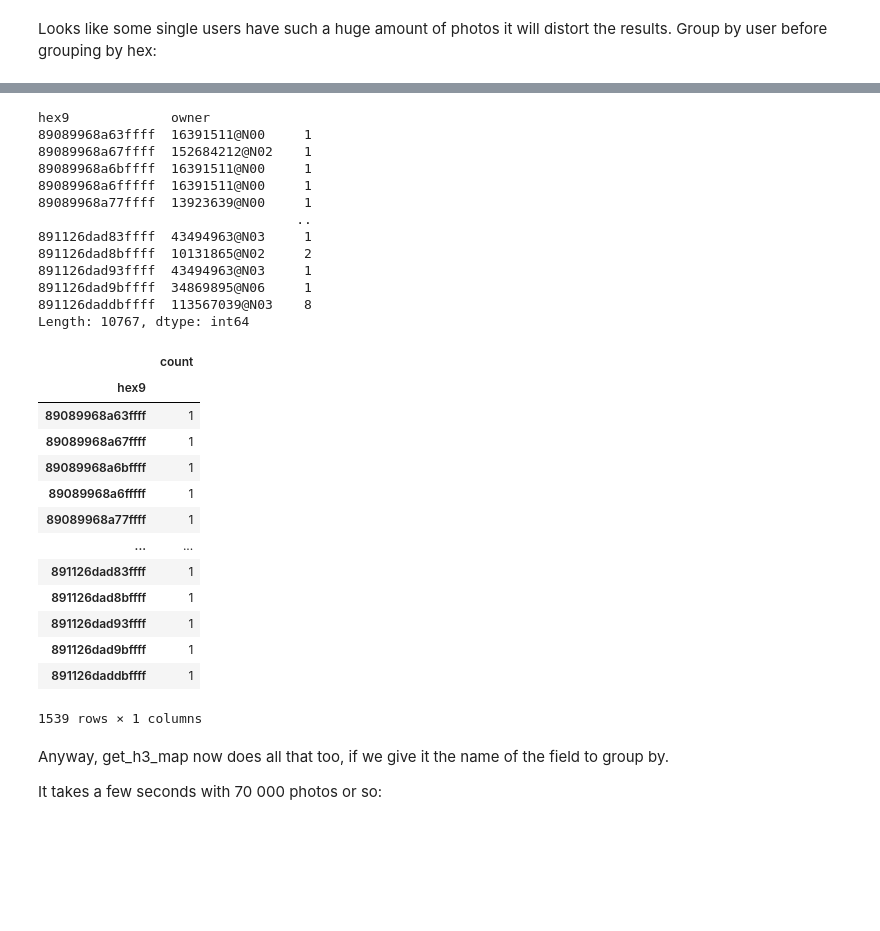
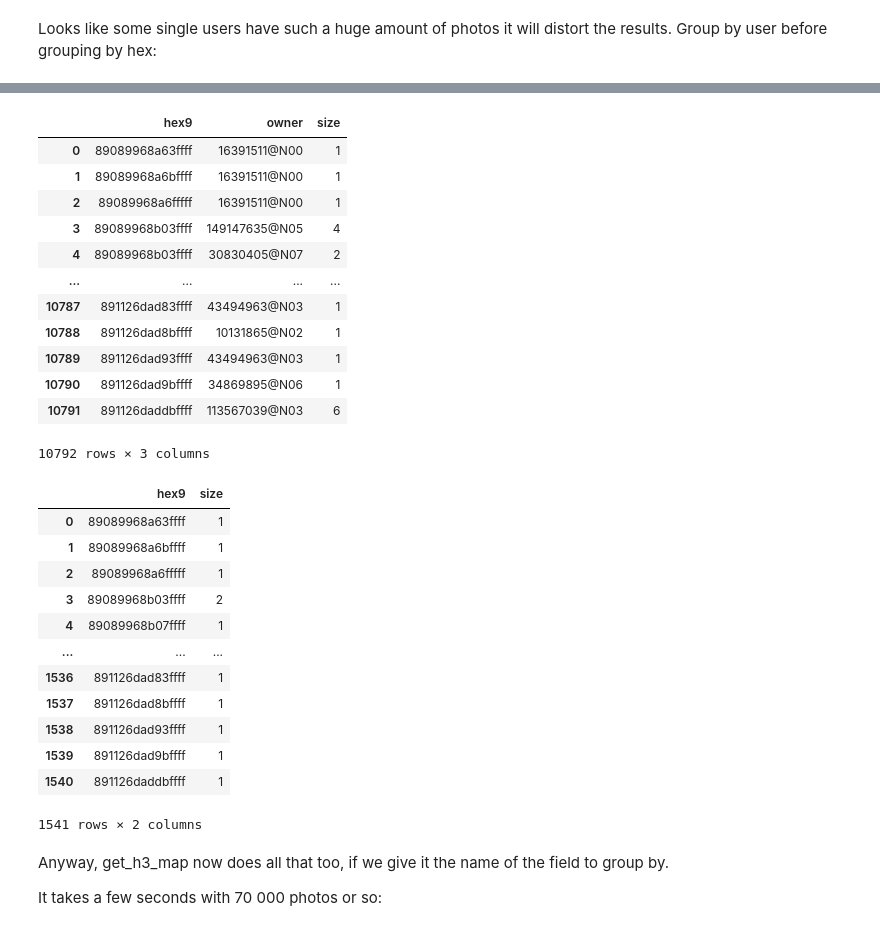
Before and after one commit to GispoCoding/geoviz-notebooks, a Jupyter notebook: notebooks/visualize.ipynb, the cells around one changed output, grey strips where cells are left out. Saved outputs shown, nothing was run; the diff lists cells and outputs as text; code cells hidden in the pictures; blank space fills up the shorter version.

```diff
--- a/notebooks/visualize.ipynb
+++ b/notebooks/visualize.ipynb
@@ -378,40 +402,39 @@ flattened
 # %%
 hex_col = 'hex' + str(RESOLUTION)
 flattened[hex_col] = flattened['geometry'].apply(lambda geom: geo_to_h3(geom.y, geom.x, RESOLUTION),1)
-photos_per_owner_and_hex = flattened.groupby([hex_col,'owner']).size()
+photos_per_owner_and_hex = flattened.groupby([hex_col,'owner'], as_index=False).size()
 photos_per_owner_and_hex
 # %% [output]
+|  | hex9 | owner | size |
+| 0 | 89089968a63ffff | 16391511@N00 | 1 |
+| 1 | 89089968a6bffff | 16391511@N00 | 1 |
+| 2 | 89089968a6fffff | 16391511@N00 | 1 |
+| 3 | 89089968b03ffff | 149147635@N05 | 4 |
+| 4 | 89089968b03ffff | 30830405@N07 | 2 |
+| ... | ... | ... | ... |
+| 10787 | 891126dad83ffff | 43494963@N03 | 1 |
+| 10788 | 891126dad8bffff | 10131865@N02 | 1 |
+| 10789 | 891126dad93ffff | 43494963@N03 | 1 |
+| 10790 | 891126dad9bffff | 34869895@N06 | 1 |
+| 10791 | 891126daddbffff | 113567039@N03 | 6 |
-hex9             owner
-89089968a63ffff  16391511@N00     1
-89089968a67ffff  152684212@N02    1
-89089968a6bffff  16391511@N00     1
-89089968a6fffff  16391511@N00     1
-89089968a77ffff  13923639@N00     1
-                                 ..
-891126dad83ffff  43494963@N03     1
-891126dad8bffff  10131865@N02     2
-891126dad93ffff  43494963@N03     1
-891126dad9bffff  34869895@N06     1
-891126daddbffff  113567039@N03    8
-Length: 10767, dtype: int64
+10792 rows × 3 columns
 # %%
-different_owners_per_hex = photos_per_owner_and_hex.groupby(hex_col).size().to_frame(name='count')
+different_owners_per_hex = photos_per_owner_and_hex.groupby(hex_col, as_index=False).size()
 different_owners_per_hex
 # %% [output]
-|  | count |
-| hex9 |  |
-| 89089968a63ffff | 1 |
-| 89089968a67ffff | 1 |
-| 89089968a6bffff | 1 |
-| 89089968a6fffff | 1 |
-| 89089968a77ffff | 1 |
-| ... | ... |
-| 891126dad83ffff | 1 |
-| 891126dad8bffff | 1 |
-| 891126dad93ffff | 1 |
-| 891126dad9bffff | 1 |
-| 891126daddbffff | 1 |
+|  | hex9 | size |
+| 0 | 89089968a63ffff | 1 |
+| 1 | 89089968a6bffff | 1 |
+| 2 | 89089968a6fffff | 1 |
+| 3 | 89089968b03ffff | 2 |
+| 4 | 89089968b07ffff | 1 |
+| ... | ... | ... |
+| 1536 | 891126dad83ffff | 1 |
+| 1537 | 891126dad8bffff | 1 |
+| 1538 | 891126dad93ffff | 1 |
+| 1539 | 891126dad9bffff | 1 |
+| 1540 | 891126daddbffff | 1 |
-1539 rows × 1 columns
+1541 rows × 2 columns
 # %% [markdown]
 Anyway, get_h3_map now does all that too, if we give it the name of the field to group by.
 
```
Also changed, not shown: parts of 53 cells of this notebook, 1 other file.
